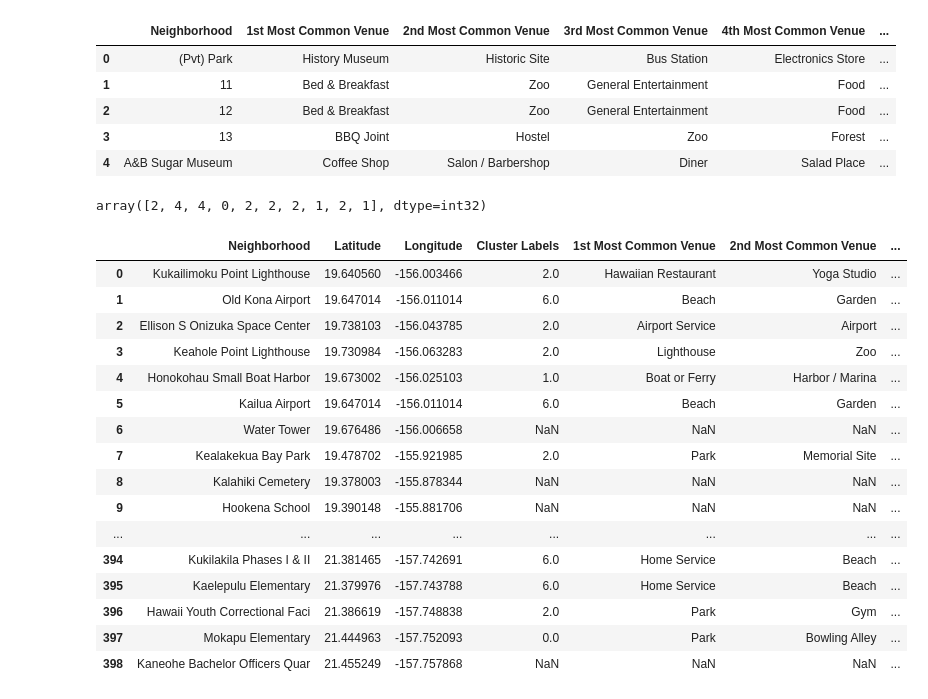
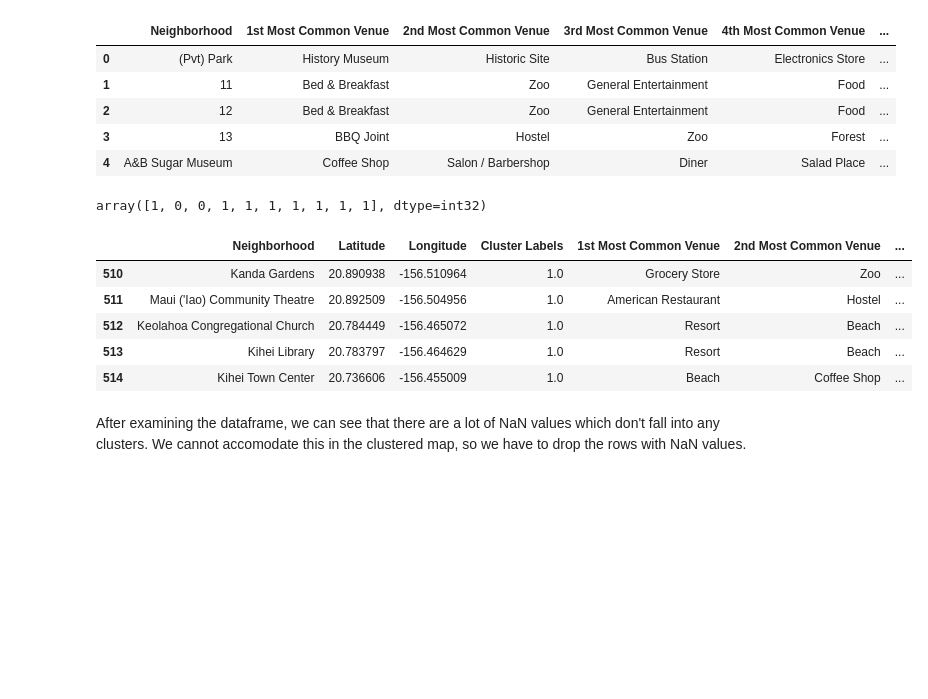
Before and after one commit to Debaparna-Goswami/Coursera_Capstone, a Jupyter notebook: Battle_of_neighborhoods.ipynb, the cells around one changed output. Drawn from its saved outputs; the diff is of its cells as text; code cells hidden in the pictures; blank space fills up the shorter version.

```diff
--- a/Battle_of_neighborhoods.ipynb
+++ b/Battle_of_neighborhoods.ipynb
@@ -150 +140,3 @@ neighborhoods_data[1]
+# %%
+neighborhood_data=neighborhood_data["features"]
 # %% [markdown]
@@ -161,7 +153,7 @@ neighborhoods
 # %% [output]
 |  | Neighborhood | Latitude | Longitude |
 # %%
-for data in neighborhoods_data:
+for data in neighborhood_data:
     neighborhood_name = data['properties']['NAME']
 
     neighborhood_latlon = data['geometry']['coordinates']
@@ -584,7 +576,7 @@ def return_most_common_venues(row, num_top_venues):
 
     return row_categories_sorted.index.values[0:num_top_venues]
 # %%
-num_top_venues = 10
+num_top_venues = 15
 
 indicators = ['st', 'nd', 'rd']
 
@@ -612,7 +604,7 @@ neighborhoods_venues_sorted.head()
 | 3 | 13 | BBQ Joint | Hostel | Zoo | Forest | ... |
 | 4 | A&B Sugar Museum | Coffee Shop | Salon / Barbershop | Diner | Salad Place | ... |
 # %%
-kclusters = 9
+kclusters = 6
 
 hawaii_grouped_clustering = hawaii_grouped.drop('Neighborhood', 1)
 
@@ -622,33 +614,24 @@ kmeans = KMeans(n_clusters=kclusters, random_state=0).fit(hawaii_grouped_cluster
 # check cluster labels generated for each row in the dataframe
 kmeans.labels_[0:10]
 # %% [output]
-array([2, 4, 4, 0, 2, 2, 2, 1, 2, 1], dtype=int32)
+array([1, 0, 0, 1, 1, 1, 1, 1, 1, 1], dtype=int32)
 # %%
 # add clustering labels
-# neighborhoods_venues_sorted.insert(0, 'Cluster Labels', kmeans.labels_)
+neighborhoods_venues_sorted.insert(0, 'Cluster Labels', kmeans.labels_)
 
 hawaii_merged = neighborhoods
 
 # merge toronto_grouped with toronto_data to add latitude/longitude for each neighborhood
 hawaii_merged =hawaii_merged.join(neighborhoods_venues_sorted.set_index('Neighborhood'), on='Neighborhood')
 
-hawaii_merged # check the last columns!
+hawaii_merged.tail() # check the last columns!
 # %% [output]
 |  | Neighborhood | Latitude | Longitude | Cluster Labels | 1st Most Common Venue | 2nd Most Common Venue | ... |
-| 0 | Kukailimoku Point Lighthouse | 19.640560 | -156.003466 | 2.0 | Hawaiian Restaurant | Yoga Studio | ... |
-| 1 | Old Kona Airport | 19.647014 | -156.011014 | 6.0 | Beach | Garden | ... |
-| 2 | Ellison S Onizuka Space Center | 19.738103 | -156.043785 | 2.0 | Airport Service | Airport | ... |
-| 3 | Keahole Point Lighthouse | 19.730984 | -156.063283 | 2.0 | Lighthouse | Zoo | ... |
-| 4 | Honokohau Small Boat Harbor | 19.673002 | -156.025103 | 1.0 | Boat or Ferry | Harbor / Marina | ... |
-| 5 | Kailua Airport | 19.647014 | -156.011014 | 6.0 | Beach | Garden | ... |
-| 6 | Water Tower | 19.676486 | -156.006658 | NaN | NaN | NaN | ... |
-| 7 | Kealakekua Bay Park | 19.478702 | -155.921985 | 2.0 | Park | Memorial Site | ... |
-| 8 | Kalahiki Cemetery | 19.378003 | -155.878344 | NaN | NaN | NaN | ... |
-| 9 | Hookena School | 19.390148 | -155.881706 | NaN | NaN | NaN | ... |
-| ... | ... | ... | ... | ... | ... | ... | ... |
-| 394 | Kukilakila Phases I & II | 21.381465 | -157.742691 | 6.0 | Home Service | Beach | ... |
-| 395 | Kaelepulu Elementary | 21.379976 | -157.743788 | 6.0 | Home Service | Beach | ... |
-| 396 | Hawaii Youth Correctional Faci | 21.386619 | -157.748838 | 2.0 | Park | Gym | ... |
-| 397 | Mokapu Elementary | 21.444963 | -157.752093 | 0.0 | Park | Bowling Alley | ... |
-| 398 | Kaneohe Bachelor Officers Quar | 21.455249 | -157.757868 | NaN | NaN | NaN | ... |
+| 510 | Kanda Gardens | 20.890938 | -156.510964 | 1.0 | Grocery Store | Zoo | ... |
+| 511 | Maui ('Iao) Community Theatre | 20.892509 | -156.504956 | 1.0 | American Restaurant | Hostel | ... |
+| 512 | Keolahoa Congregational Church | 20.784449 | -156.465072 | 1.0 | Resort | Beach | ... |
+| 513 | Kihei Library | 20.783797 | -156.464629 | 1.0 | Resort | Beach | ... |
+| 514 | Kihei Town Center | 20.736606 | -156.455009 | 1.0 | Beach | Coffee Shop | ... |
+# %% [markdown]
+After examining the dataframe, we can see that there are a lot of NaN values which don't fall into any clusters. We cannot accomodate this in the clustered map, so we have to drop the rows with NaN values.
 # %%
```
Also changed, not shown: parts of 8 cells of this notebook.
